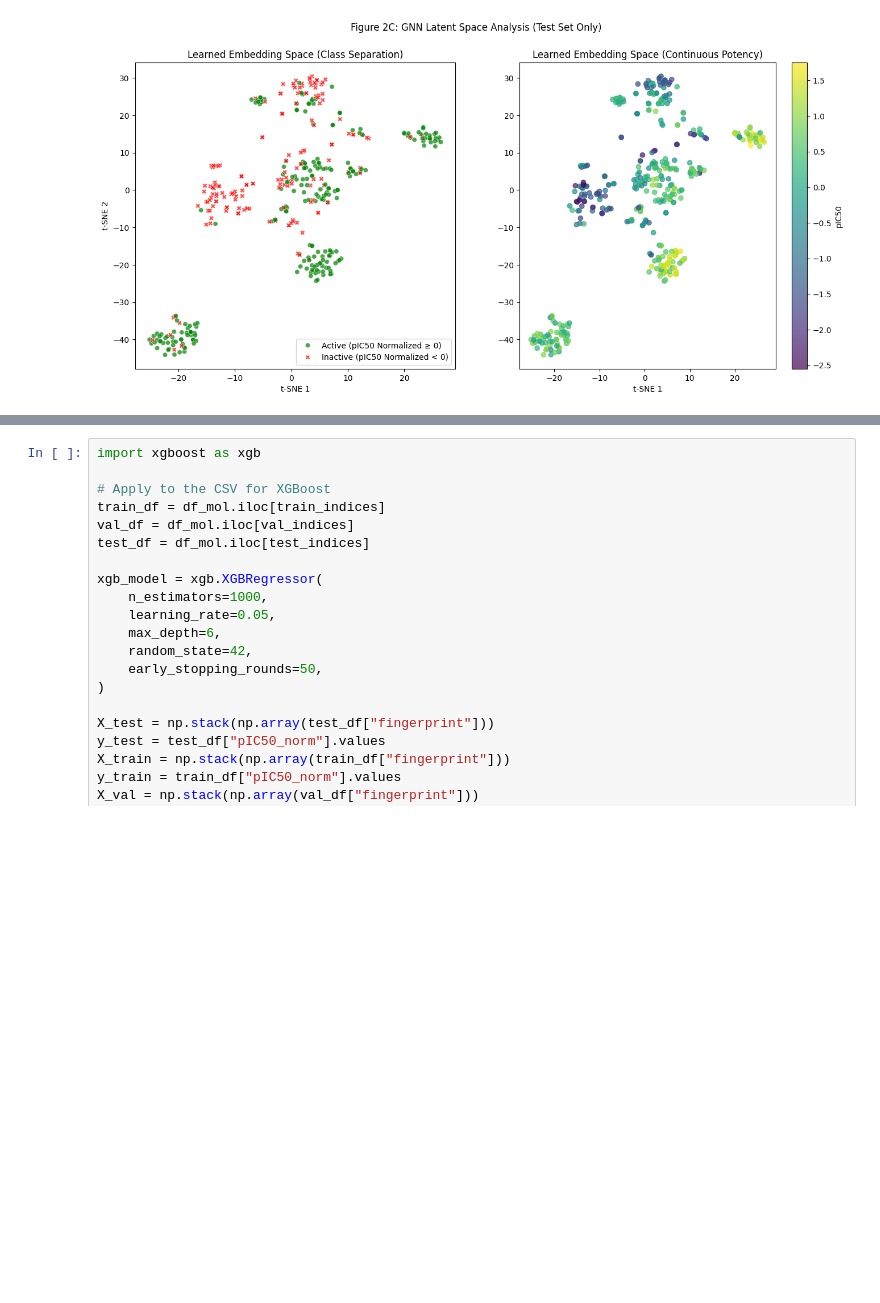
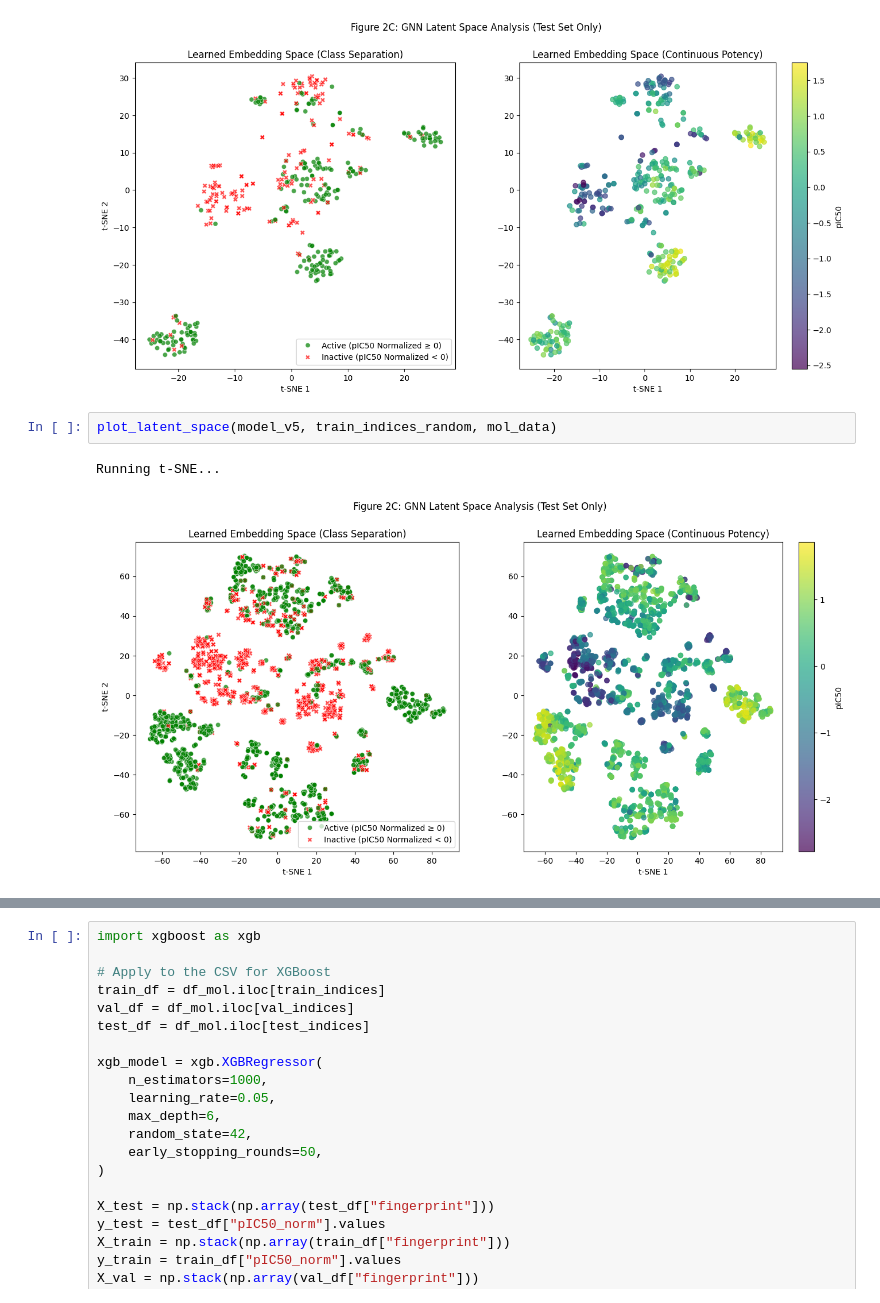
Before and after one commit to Djtrainer/cancer_research, a Jupyter notebook: notebooks/mdm2_breaker_model_eda.ipynb, the cells around one changed output, grey strips where cells are left out. Cells and saved outputs as stored; diff of their text form; blank space fills up the shorter version.

Commit message:
add training tsne

```diff
--- a/notebooks/mdm2_breaker_model_eda.ipynb
+++ b/notebooks/mdm2_breaker_model_eda.ipynb
@@ -826,6 +826,11 @@ plot_latent_space(model_v5, test_indices_random, mol_data)
 # %% [output]
 Running t-SNE...
 [figure]
+# %%
+plot_latent_space(model_v5, train_indices_random, mol_data)
+# %% [output]
+Running t-SNE...
+[figure, added]
 # %%
 untrained_model = GraphSiameseNetwork_v5()
 plot_latent_space(untrained_model, test_indices_random, mol_data)
```
Also changed, not shown: parts of 4 cells of this notebook.
